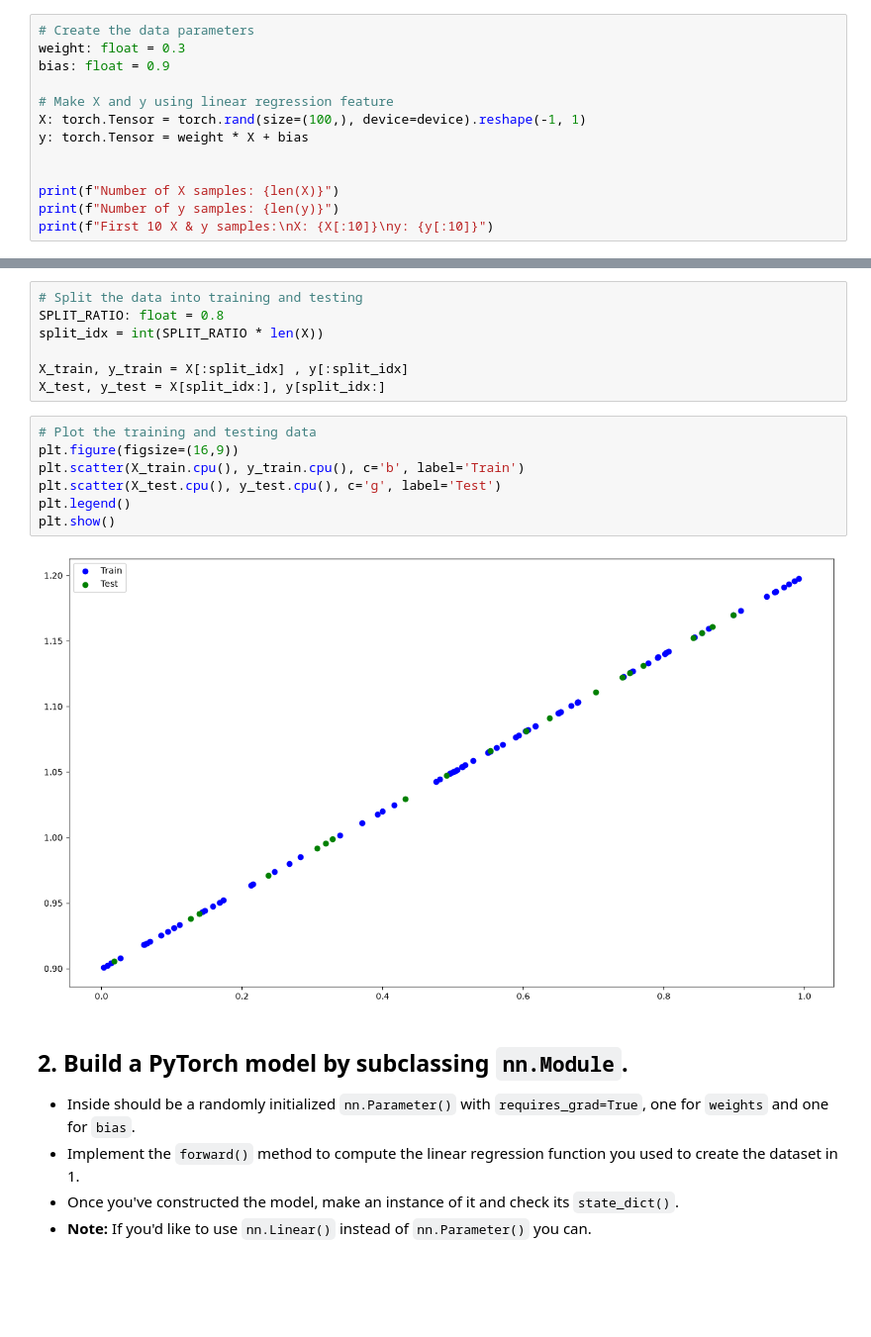
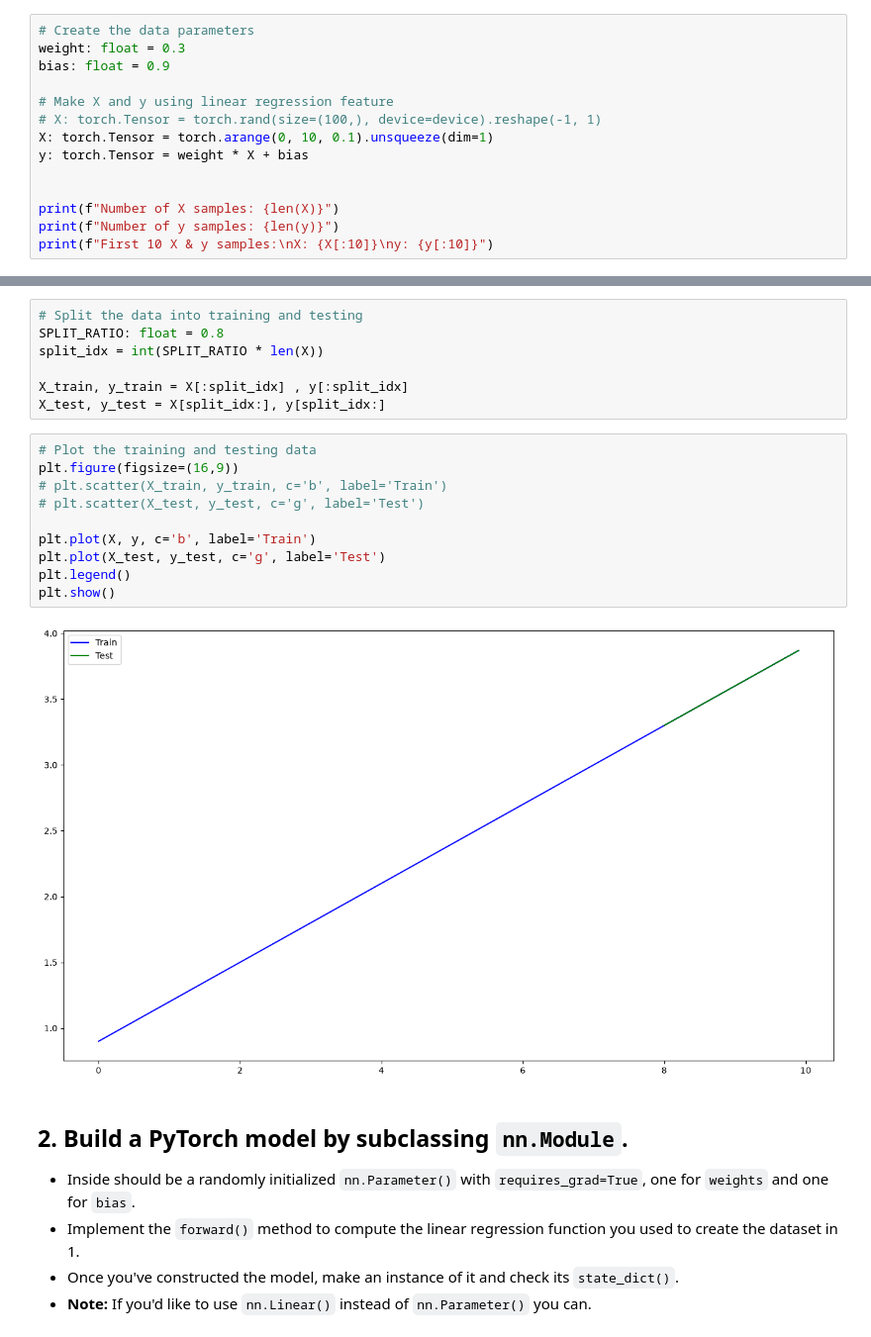
Before and after one commit to DanialBahrizadeh/pytorch_course, a Jupyter notebook: exercises/01_pytorch_workflow_exercises.ipynb, the cells around one changed output, grey strips where cells are left out. Shown at 99% size. Drawn from its saved outputs; the diff is of its cells as text; blank space fills up the shorter version.

```diff
--- a/exercises/01_pytorch_workflow_exercises.ipynb
+++ b/exercises/01_pytorch_workflow_exercises.ipynb
@@ -50,7 +50,8 @@ weight: float = 0.3
 bias: float = 0.9
 
 # Make X and y using linear regression feature
-X: torch.Tensor = torch.rand(size=(100,), device=device).reshape(-1, 1)
+# X: torch.Tensor = torch.rand(size=(100,), device=device).reshape(-1, 1)
+X: torch.Tensor = torch.arange(0, 10, 0.1).unsqueeze(dim=1)
 y: torch.Tensor = weight * X + bias
 
 
@@ -85,12 +86,15 @@ X_test, y_test = X[split_idx:], y[split_idx:]
 # %%
 # Plot the training and testing data
 plt.figure(figsize=(16,9))
-plt.scatter(X_train.cpu(), y_train.cpu(), c='b', label='Train')
-plt.scatter(X_test.cpu(), y_test.cpu(), c='g', label='Test')
+# plt.scatter(X_train, y_train, c='b', label='Train')
+# plt.scatter(X_test, y_test, c='g', label='Test')
+
+plt.plot(X, y, c='b', label='Train')
+plt.plot(X_test, y_test, c='g', label='Test')
 plt.legend()
 plt.show()
 # %% [output]
-[figure, old version]
+[figure, new version]
 # %% [markdown]
 ## 2. Build a PyTorch model by subclassing `nn.Module`.
   * Inside should be a randomly initialized `nn.Parameter()` with `requires_grad=True`, one for `weights` and one for `bias`.
```
Also changed, not shown: parts of 5 cells of this notebook.
